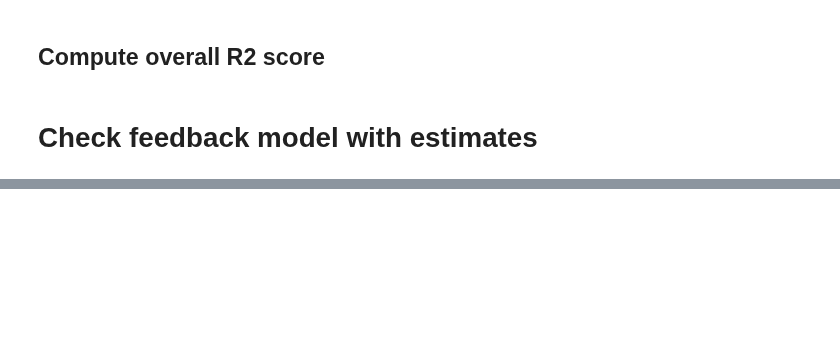
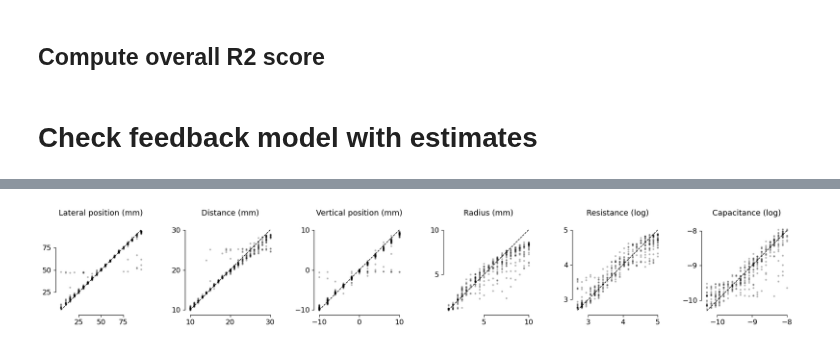
Before and after one commit to DenisTurcu/efish-characterization, a Jupyter notebook: figures/summarize-trained-models-results.ipynb, the cells around one changed output, grey strips where cells are left out. Drawn from its saved outputs; the diff is of its cells as text; code cells hidden in the pictures; blank space fills up the shorter version.

```diff
--- a/figures/summarize-trained-models-results.ipynb
+++ b/figures/summarize-trained-models-results.ipynb
@@ -316,0 +367,16 @@ print(np.mean([540, 530, 534, 536, 511, 558, 556, 559, 570, 523]), np.std([540,
+# %%
+# full model, feedback values
+my_model = models.loc[13]
+my_rand_seed = my_model["rand_seed"]
+my_model = my_model["model"]
+my_loader = valid_data[my_rand_seed]
+my_batch = next(iter(my_loader))
+my_x = my_batch[0]
+my_y = my_batch[1]
+my_y_hat = my_model.model(my_x, distances=my_y[:, 1], radii=my_y[:, 3])
+
+fig = make_true_vs_predicted_figure(my_y.detach().numpy(), my_y_hat.detach().numpy())
+plt.savefig("true_vs_predicted-full_feedback_values.svg")
+plt.show()
+# %% [output]
+[figure, added]
```
Also changed, not shown: parts of 14 cells of this notebook, 2 other files.
